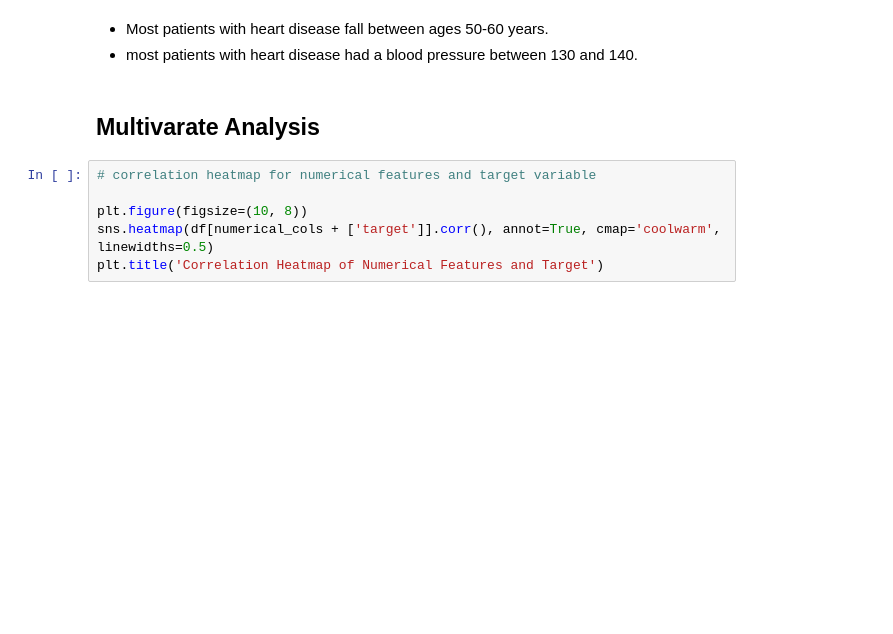
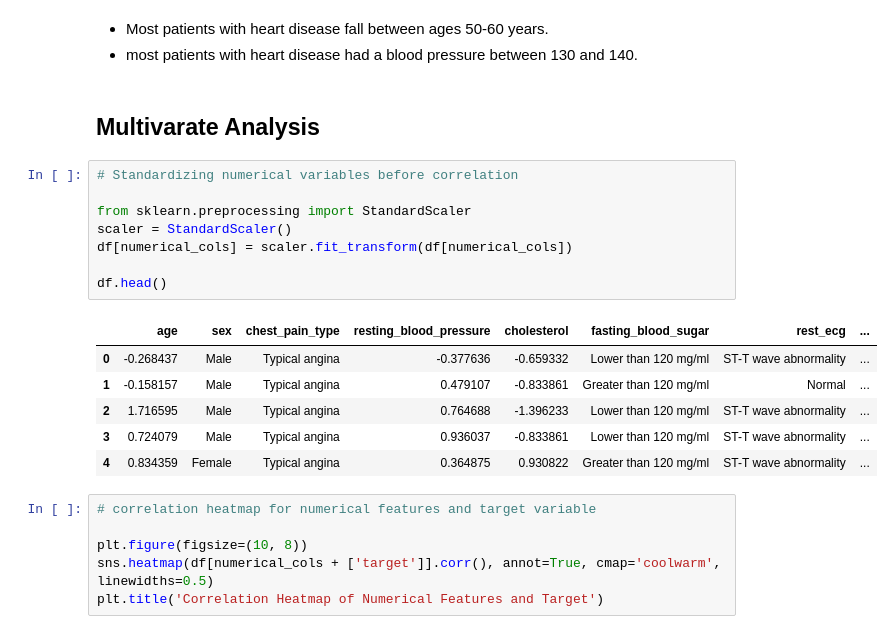
Before and after one commit to KehindeOladele/Heart_Disease_Prediction_App, a Jupyter notebook: heartdisease/Heart_Disease_Prediction_Model.ipynb, the cells around one changed output. Cells and saved outputs as stored; diff of their text form; blank space fills up the shorter version.

```diff
--- a/heartdisease/Heart_Disease_Prediction_Model.ipynb
+++ b/heartdisease/Heart_Disease_Prediction_Model.ipynb
@@ -167,6 +167,21 @@ for col in numerical_cols:
 * most patients with heart disease had a blood pressure between 130 and 140.
 # %% [markdown]
 ## Multivarate Analysis ##
+# %%
+# Standardizing numerical variables before correlation
+
+from sklearn.preprocessing import StandardScaler
+scaler = StandardScaler()
+df[numerical_cols] = scaler.fit_transform(df[numerical_cols])
+
+df.head()
+# %% [output]
+|  | age | sex | chest_pain_type | resting_blood_pressure | cholesterol | fasting_blood_sugar | rest_ecg | ... |
+| 0 | -0.268437 | Male | Typical angina | -0.377636 | -0.659332 | Lower than 120 mg/ml | ST-T wave abnormality | ... |
+| 1 | -0.158157 | Male | Typical angina | 0.479107 | -0.833861 | Greater than 120 mg/ml | Normal | ... |
+| 2 | 1.716595 | Male | Typical angina | 0.764688 | -1.396233 | Lower than 120 mg/ml | ST-T wave abnormality | ... |
+| 3 | 0.724079 | Male | Typical angina | 0.936037 | -0.833861 | Lower than 120 mg/ml | ST-T wave abnormality | ... |
+| 4 | 0.834359 | Female | Typical angina | 0.364875 | 0.930822 | Greater than 120 mg/ml | ST-T wave abnormality | ... |
 # %%
 # correlation heatmap for numerical features and target variable
 
```
Also changed, not shown: parts of 5 cells of this notebook.
